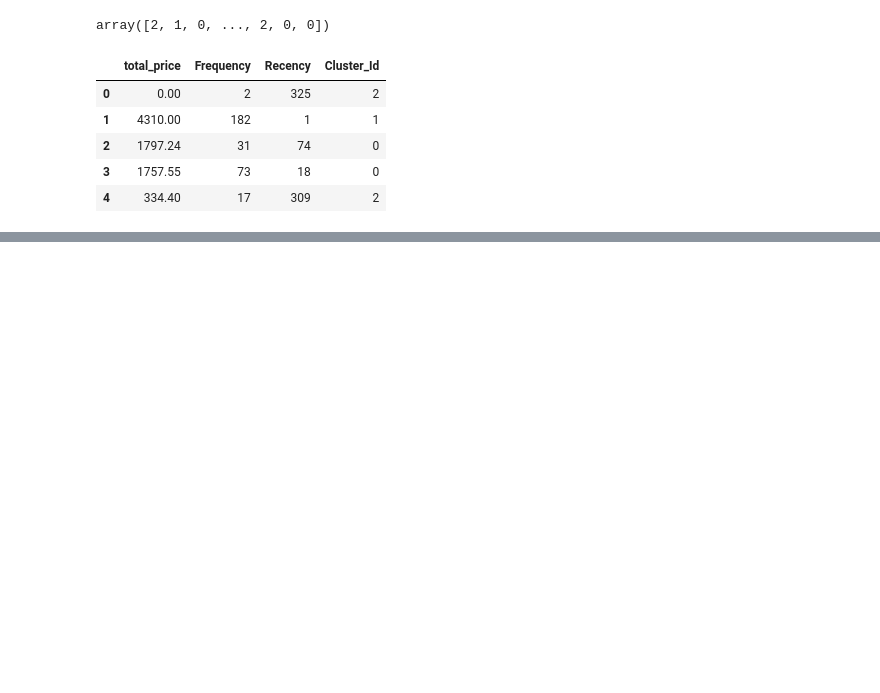
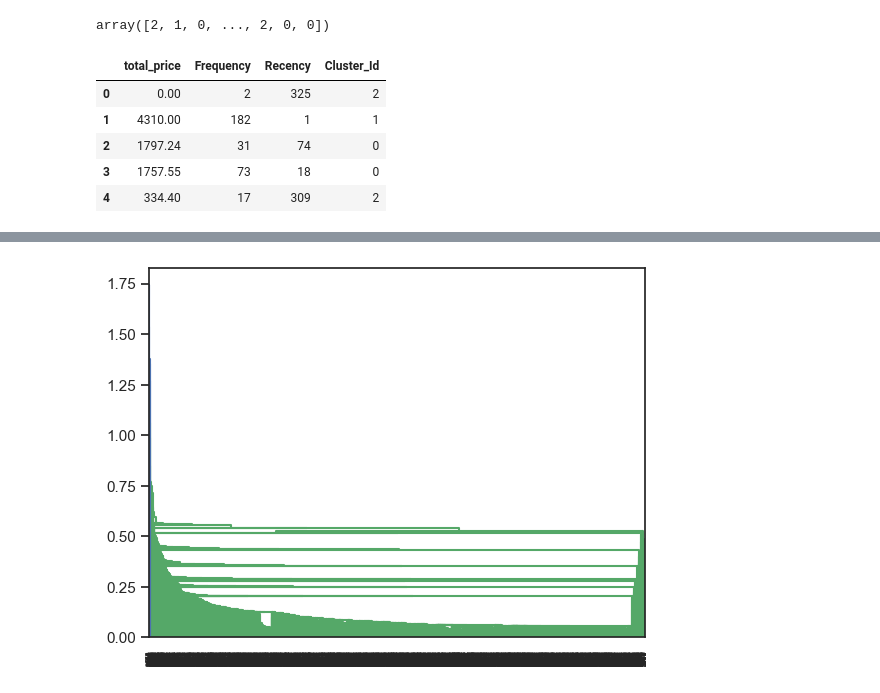
Before and after one commit to MuindeEsther/InternSavy-Projects, a Jupyter notebook: Task/data visualization.ipynb, the cells around one changed output, grey strips where cells are left out. Saved outputs shown, nothing was run; the diff lists cells and outputs as text; code cells hidden in the pictures; blank space fills up the shorter version.

```diff
--- a/Task/data visualization.ipynb
+++ b/Task/data visualization.ipynb
@@ -436,0 +553,7 @@ ValueError: Value of 'color' is not the name of a column in 'data_frame'. Expect
+# %%
+# Single linkage:
+mergings = linkage(rfm_df_scaled, method="single", metric='euclidean')
+dendrogram(mergings)
+plt.show()
+# %% [output]
+[figure, added]
```
Also changed, not shown: parts of 25 cells of this notebook.
